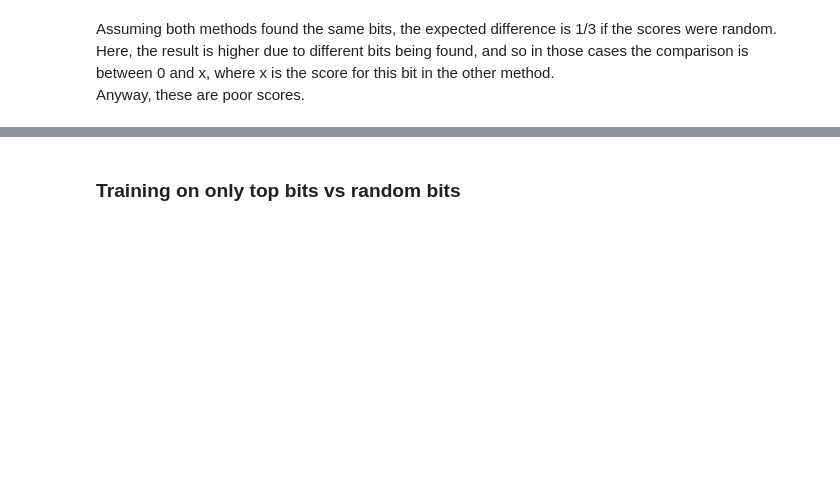
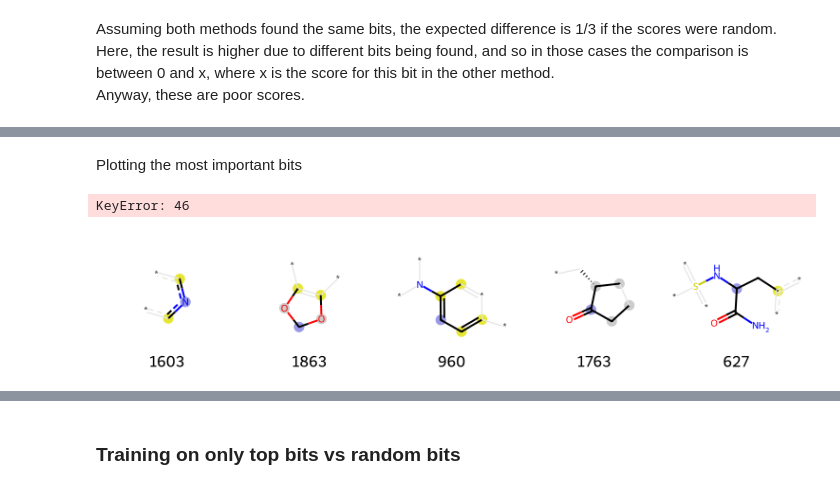
Before and after one commit to ktylus/qsar-models-explainability, a Jupyter notebook: lime_and_feature_importance.ipynb, the cells around one changed output, grey strips where cells are left out. Cells and saved outputs as stored; diff of their text form; code cells hidden in the pictures; blank space fills up the shorter version.

Commit message:
plotting most important bits

```diff
--- a/lime_and_feature_importance.ipynb
+++ b/lime_and_feature_importance.ipynb
@@ -208,0 +170,21 @@ Done!
+# %%
+best_params = cyp_catboost_params
+dataset_name = "cyp"
+cyp_model = load_catboost_model(dataset_name, best_params)
+cyp_train, _, cyp_test = load_cyp_data_split()
+cyp_lime_results = run_lime_on_n_random_molecules(cyp_train, cyp_test, cyp_model)
+cyp_result = test_lime_vs_feature_importance(cyp_lime_results, cyp_model)
+
+best_params = herg_catboost_params
+dataset_name = "herg"
+herg_model = load_catboost_model(dataset_name, best_params)
+herg_train, _, herg_test = load_herg_data_split()
+herg_lime_results = run_lime_on_n_random_molecules(herg_train, herg_test, herg_model)
+herg_result = test_lime_vs_feature_importance(herg_lime_results, herg_model)
+
+best_params = synthetic_catboost_params
+dataset_name = "synthetic"
+synthetic_model = load_catboost_model(dataset_name, best_params)
+synthetic_train, _, synthetic_test = load_synthetic_data_split()
+synthetic_lime_results = run_lime_on_n_random_molecules(synthetic_train, synthetic_test, synthetic_model)
+synthetic_result = test_lime_vs_feature_importance(synthetic_lime_results, synthetic_model)
@@ -224,0 +225,30 @@ synthetic_result
+# %% [markdown]
+Plotting the most important bits
+# %%
+def draw_many_morgan_bits(molecules, bit_ids, radius=2, length=2048):
+    results = []
+    for bit_id in bit_ids:
+        for mol in molecules:
+            additional_output = rdFingerprintGenerator.AdditionalOutput()
+            additional_output.AllocateBitInfoMap()
+            fp_gen = rdFingerprintGenerator.GetMorganGenerator(radius=radius, fpSize=length)
+            fp = fp_gen.GetFingerprint(mol, additionalOutput=additional_output)
+            if bit_id in additional_output.GetBitInfoMap():
+                break
+        results.append((mol, bit_id, additional_output.GetBitInfoMap()))
+    return Draw.DrawMorganBits(results, molsPerRow=5, legends=[str(bit_id) for bit_id in bit_ids])
+# %%
+# Error, because no molecule from the train set has the bit 46 set to 1.
+# It serves as further evidence that LIME is not performing well here.
+
+herg_top_5_lime_results = herg_lime_results.groupby("bit_number")["coefficient"].mean().sort_values(ascending=False).head(5)
+draw_many_morgan_bits(herg_train, herg_top_5_lime_results.index.astype(int))
+# %% [output]
+KeyError: 46
+# %%
+cyp_top_5_lime_results = cyp_lime_results.groupby("bit_number")["coefficient"].mean().sort_values(ascending=False).head(5)
+plot = draw_many_morgan_bits(cyp_train, cyp_top_5_lime_results.index.astype(int)[:5])
+plot.save("results/cyp_top_5_lime_bits.png")
+plot
+# %% [output]
+[figure, added]
```
Also changed, not shown: parts of 11 cells of this notebook.
